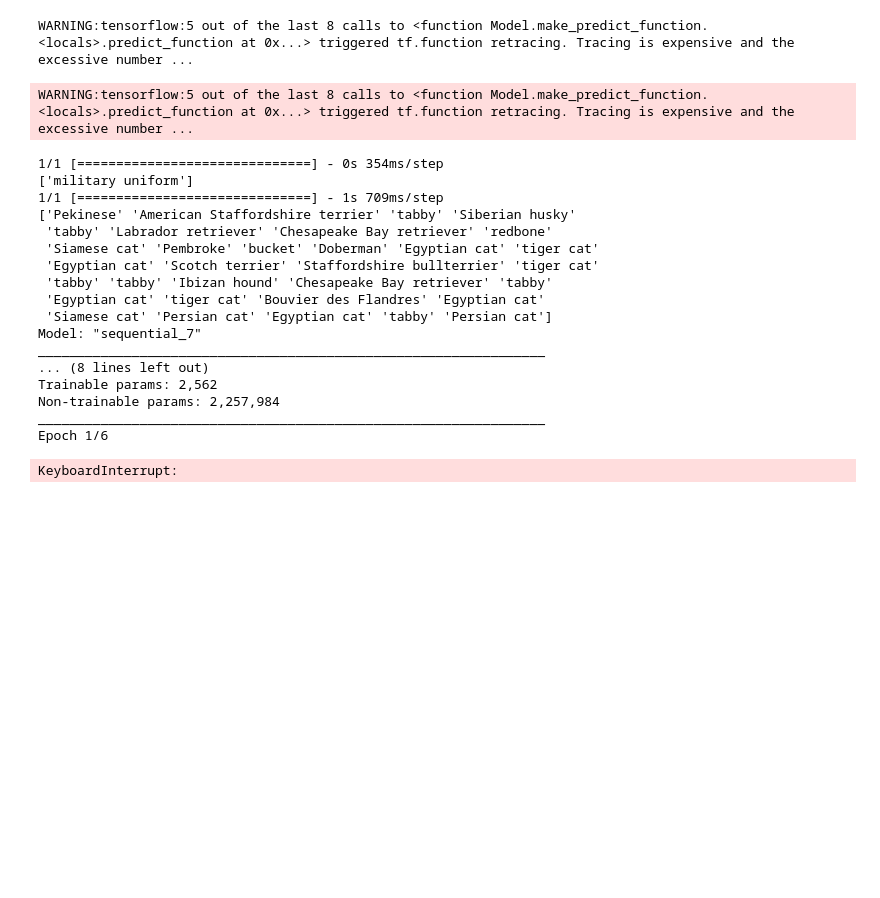
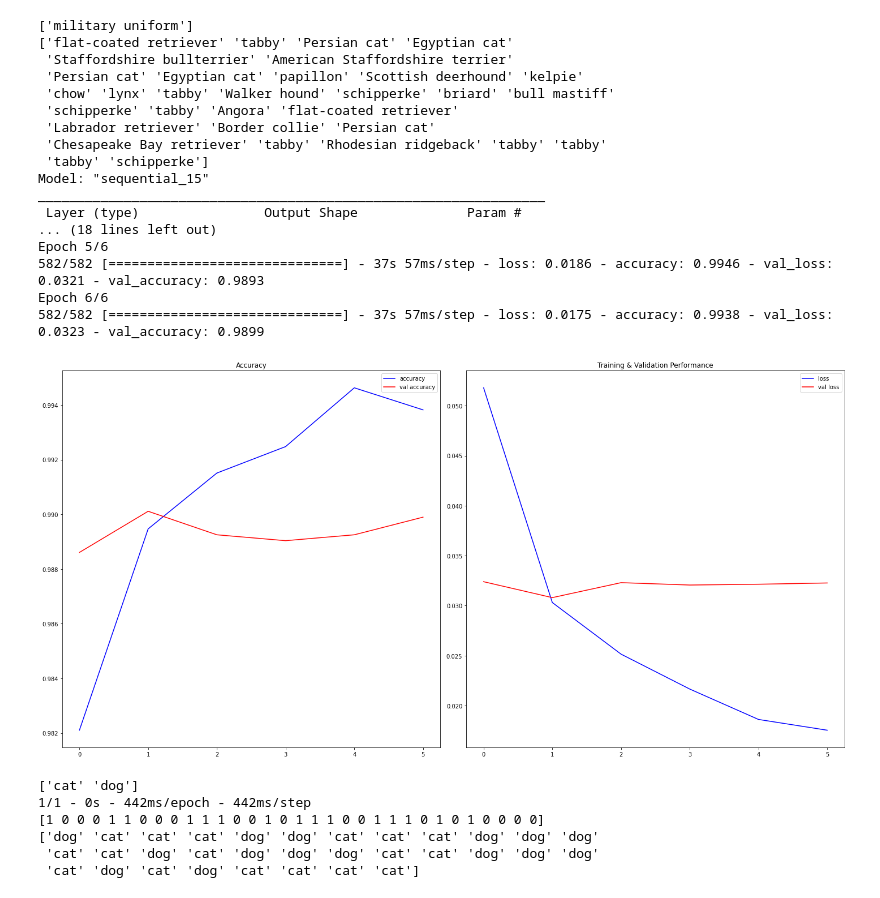
Before and after one commit to ClarkeD126/TF-Certification-Udacity-2022-Course, a Jupyter notebook: Dogs v Cats/Dogs v. Cats w. Transfer Learning.ipynb, the cells around one changed output. Cells and saved outputs as stored; diff of their text form; code cells hidden in the pictures; blank space fills up the shorter version.

Commit message:
"Fixed plots and predicts."

```diff
--- a/Dogs v Cats/Dogs v. Cats w. Transfer Learning.ipynb
+++ b/Dogs v Cats/Dogs v. Cats w. Transfer Learning.ipynb
@@ -26,7 +26,6 @@ grace_hopper.shape
 result=model.predict(grace_hopper[np.newaxis, ...])
 
 result=np.argmax(result, axis=-1)
-result
 
 labels_path = tf.keras.utils.get_file('ImageNetLabels.txt','https://storage.googleapis.com/download.tensorflow.org/data/ImageNetLabels.txt')
 imagenet_labels = np.array(open(labels_path).read().splitlines())
@@ -63,7 +62,7 @@ feature_extractor.trainable=False
 
 model = tf.keras.Sequential([
     feature_extractor,
-    tf.keras.layers.Dense(2, activation='softmax')
+    tf.keras.layers.Dense(2, activation='softmax', kernel_initializer='he_normal')
 ])
 model.summary()
 
@@ -79,60 +78,71 @@ def summarize_model_diagnostics(history):
     val_loss, val_acc = history.history['val_loss'], history.history['val_accuracy']
     fig, ax=plt.subplots(1,2, figsize=(20,10))
     ax[1].plot(range(EPOCHS), loss, label='loss',color='blue')
     ax[1].plot(range(EPOCHS), val_loss, label='val loss', color='r')
-    ax[1].legend(loc='upper_right')
+    ax[1].legend(loc='upper right')
     ax[1].set_title('Loss')
 
     ax[0].plot(range(EPOCHS), acc, label='accuracy',color='blue')
     ax[0].plot(range(EPOCHS), val_acc, label='val accuracy', color='r')
-    ax[0].legend(loc='upper_right')
+    ax[0].legend(loc='upper right')
     ax[0].set_title('Accuracy')
     plt.title('Training & Validation Performance')
     plt.tight_layout()
     plt.show()
 
 summarize_model_diagnostics(history=hist)
 
 class_names = np.array(meta.features['label'].names)
 print(class_names)
 
-predicts=model.predict(image_batch)
+predicts=model.predict(image_batch, verbose=2)
 predicts_batch = tf.squeeze(predicts).numpy()
-predicted_labels = np.argmax(image_batch, axis=-1)
+predicted_labels = np.argmax(predicts_batch, axis=-1)
 predicted_labels_names = class_names[predicted_labels]
 
 print(labels_batch)
 print(predicted_labels_names)
 
 def plot_predicts():
     plt.figure(figsize=(12,12))
     for i in range(25):
-        plt.subplot(5,5, i+1)
-        plt.subplots_adjust(hspace=0.3)
-        plt.imshow(predicts[i])
-        color = 'green' if predicted_labels_names[i] == labels_batch[i] else 'red'
-        plt.xlabel(str(predicted_class_names[i].title())+str('%{}'.format(predicts_batch[i])), color=color)
-        plt.axis('off')
+      plt.subplot(5,5, i+1)
+      #plt.subplots_adjust(hspace=0.3)
+      plt.imshow(image_batch[i])
+      color = 'green' if predicted_labels[i] == labels_batch[i] else 'red'
+      plt.xlabel(str(predicted_class_names[i].title()), color=color)
+      plt.xticks([])
+      plt.yticks([])
+      plt.subplots_adjust(hspace=0.3)
+    #plt.tight_layout()
+    plt.show()
+
+
+
 
 plot_predicts()
 # %% [output]
-WARNING:tensorflow:5 out of the last 8 calls to <function Model.make_predict_function.<locals>.predict_function at 0x...> triggered tf.function retracing. Tracing is expensive and the excessive number ...
+['military uniform']
+['flat-coated retriever' 'tabby' 'Persian cat' 'Egyptian cat'
+ 'Staffordshire bullterrier' 'American Staffordshire terrier'
+ 'Persian cat' 'Egyptian cat' 'papillon' 'Scottish deerhound' 'kelpie'
+ 'chow' 'lynx' 'tabby' 'Walker hound' 'schipperke' 'briard' 'bull mastiff'
+ 'schipperke' 'tabby' 'Angora' 'flat-coated retriever'
+ 'Labrador retriever' 'Border collie' 'Persian cat'
+ 'Chesapeake Bay retriever' 'tabby' 'Rhodesian ridgeback' 'tabby' 'tabby'
+ 'tabby' 'schipperke']
+Model: "sequential_15"
+_________________________________________________________________
+ Layer (type)                Output Shape              Param #
+... (18 lines left out)
+Epoch 5/6
+582/582 [==============================] - 37s 57ms/step - loss: 0.0186 - accuracy: 0.9946 - val_loss: 0.0321 - val_accuracy: 0.9893
+Epoch 6/6
+582/582 [==============================] - 37s 57ms/step - loss: 0.0175 - accuracy: 0.9938 - val_loss: 0.0323 - val_accuracy: 0.9899
+[figure, added]
-WARNING:tensorflow:5 out of the last 8 calls to <function Model.make_predict_function.<locals>.predict_function at 0x...> triggered tf.function retracing. Tracing is expensive and the excessive number ...
+['cat' 'dog']
+1/1 - 0s - 442ms/epoch - 442ms/step
+[1 0 0 0 1 1 0 0 0 1 1 1 0 0 1 0 1 1 1 0 0 1 1 1 0 1 0 1 0 0 0 0]
+['dog' 'cat' 'cat' 'cat' 'dog' 'dog' 'cat' 'cat' 'cat' 'dog' 'dog' 'dog'
+ 'cat' 'cat' 'dog' 'cat' 'dog' 'dog' 'dog' 'cat' 'cat' 'dog' 'dog' 'dog'
+ 'cat' 'dog' 'cat' 'dog' 'cat' 'cat' 'cat' 'cat']
-1/1 [==============================] - 0s 354ms/step
-['military uniform']
-1/1 [==============================] - 1s 709ms/step
-['Pekinese' 'American Staffordshire terrier' 'tabby' 'Siberian husky'
- 'tabby' 'Labrador retriever' 'Chesapeake Bay retriever' 'redbone'
- 'Siamese cat' 'Pembroke' 'bucket' 'Doberman' 'Egyptian cat' 'tiger cat'
- 'Egyptian cat' 'Scotch terrier' 'Staffordshire bullterrier' 'tiger cat'
- 'tabby' 'tabby' 'Ibizan hound' 'Chesapeake Bay retriever' 'tabby'
- 'Egyptian cat' 'tiger cat' 'Bouvier des Flandres' 'Egyptian cat'
- 'Siamese cat' 'Persian cat' 'Egyptian cat' 'tabby' 'Persian cat']
-Model: "sequential_7"
-_________________________________________________________________
-... (8 lines left out)
-Trainable params: 2,562
-Non-trainable params: 2,257,984
-_________________________________________________________________
-Epoch 1/6
-KeyboardInterrupt:
```
Also changed, not shown: parts of 1 cell of this notebook.
